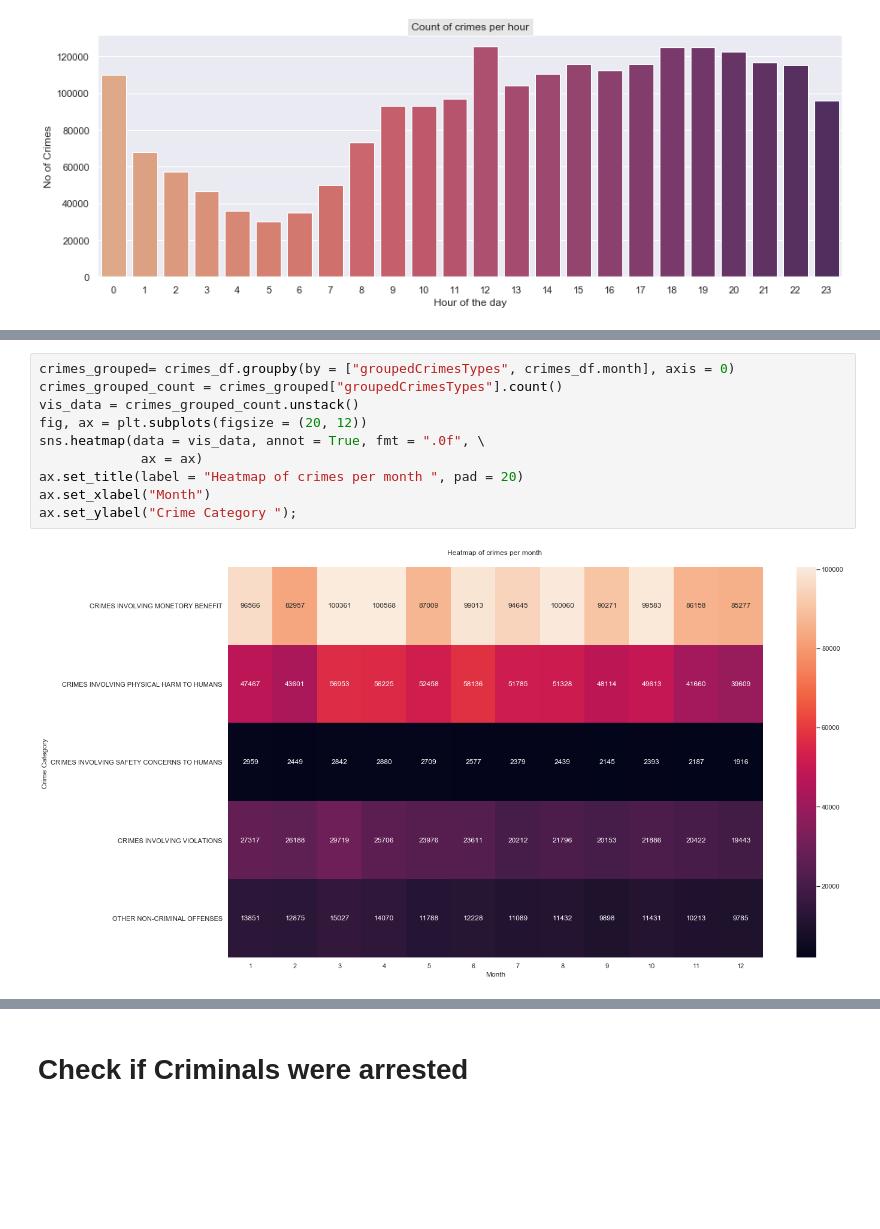
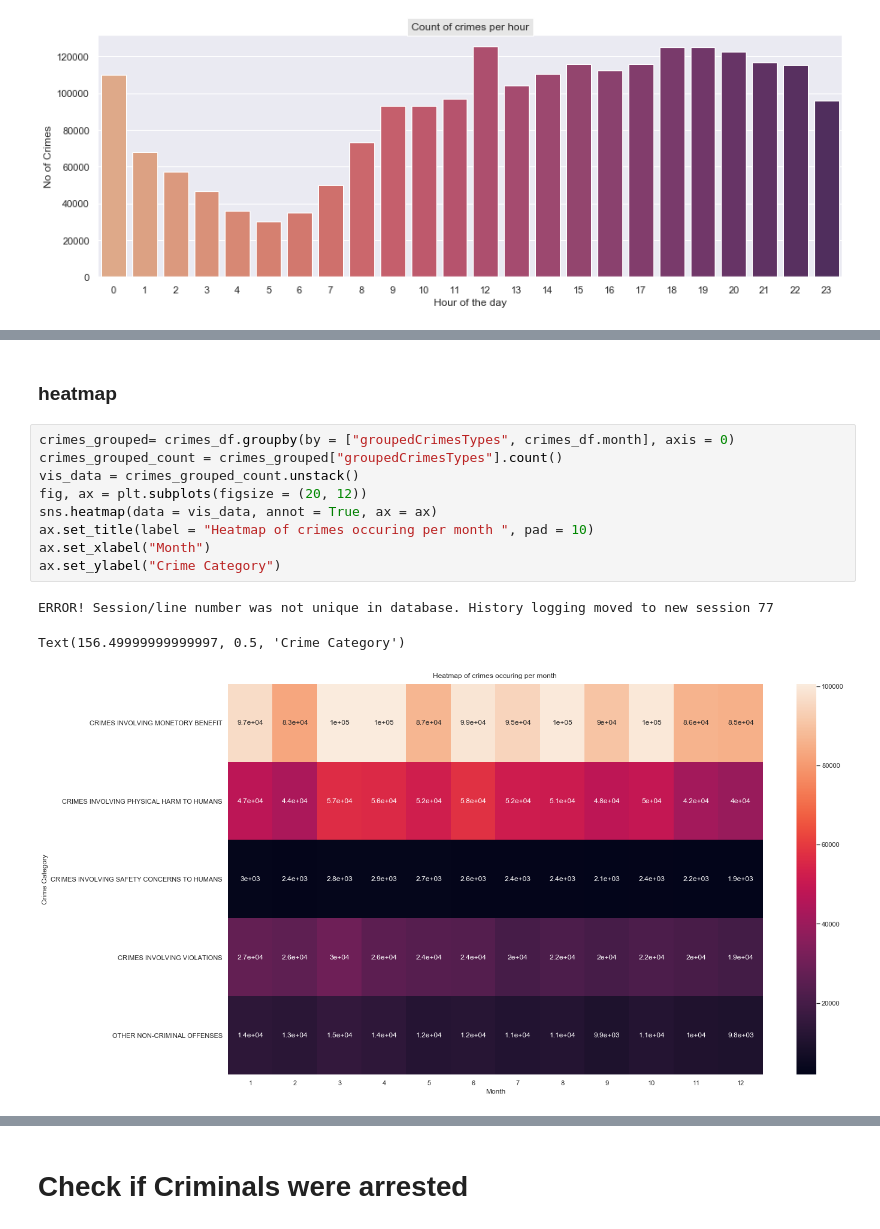
Before and after one commit to tejalvs/ChicagoCrimeAnalysis, a Jupyter notebook: Visualisations.ipynb, the cells around one changed output, grey strips where cells are left out. Drawn from its saved outputs; the diff is of its cells as text; blank space fills up the shorter version.

```diff
--- a/Visualisations.ipynb
+++ b/Visualisations.ipynb
@@ -149,12 +149,15 @@ plt.legend(bbox_to_anchor=(1.05, 1.0), loc='upper left')
+# %% [markdown]
+### heatmap
 # %%
 crimes_grouped= crimes_df.groupby(by = ["groupedCrimesTypes", crimes_df.month], axis = 0)
 crimes_grouped_count = crimes_grouped["groupedCrimesTypes"].count()
 vis_data = crimes_grouped_count.unstack()
 fig, ax = plt.subplots(figsize = (20, 12))
-sns.heatmap(data = vis_data, annot = True, fmt = ".0f", \
-             ax = ax)
-ax.set_title(label = "Heatmap of crimes per month ", pad = 20)
+sns.heatmap(data = vis_data, annot = True, ax = ax)
+ax.set_title(label = "Heatmap of crimes occuring per month ", pad = 10)
 ax.set_xlabel("Month")
-ax.set_ylabel("Crime Category ");
+ax.set_ylabel("Crime Category")
 # %% [output]
+ERROR! Session/line number was not unique in database. History logging moved to new session 77
+Text(156.49999999999997, 0.5, 'Crime Category')
-[figure, old version]
+[figure, new version]
```
Also changed, not shown: parts of 22 cells of this notebook.
